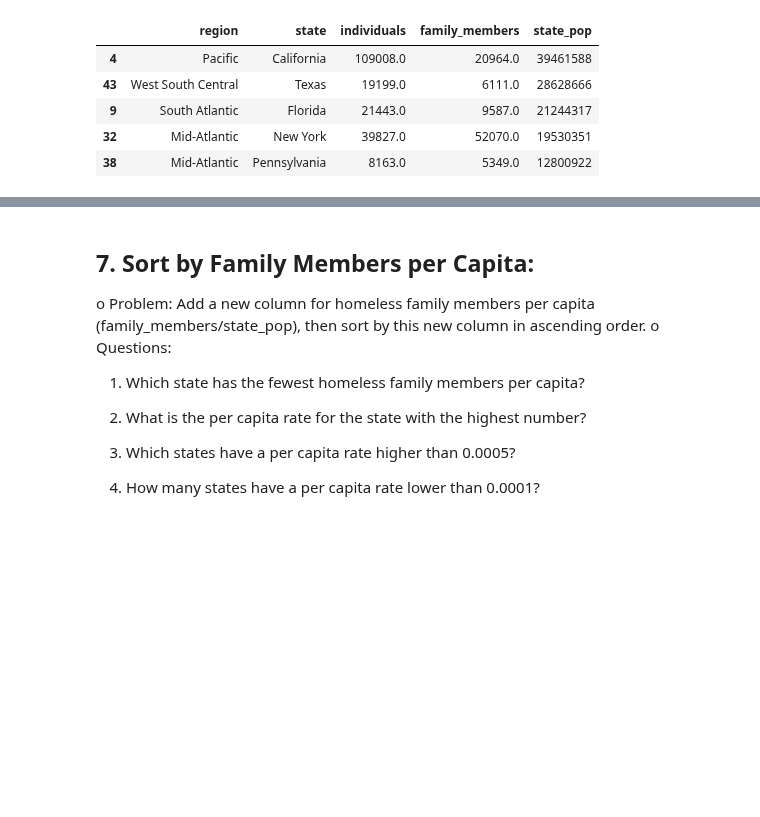
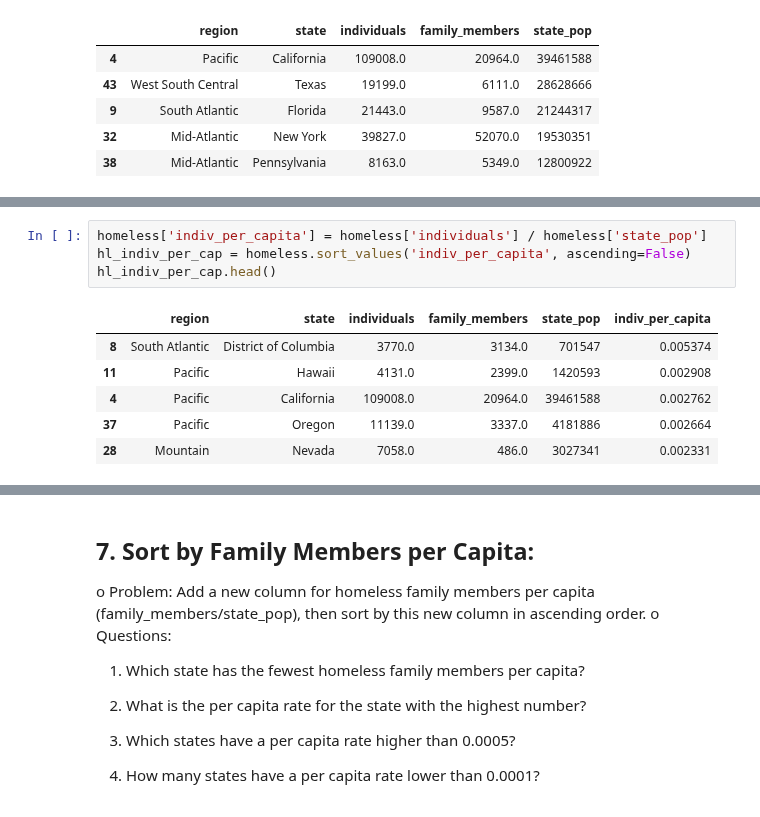
Before and after one commit to S827/python-programs, a Jupyter notebook: EDAPractice/DMWithPandas/CH1_TransformingDataframes/Homelessness_Exercise.ipynb, the cells around one changed output, grey strips where cells are left out. Drawn from its saved outputs; the diff is of its cells as text; blank space fills up the shorter version.

```diff
--- a/EDAPractice/DMWithPandas/CH1_TransformingDataframes/Homelessness_Exercise.ipynb
+++ b/EDAPractice/DMWithPandas/CH1_TransformingDataframes/Homelessness_Exercise.ipynb
@@ -300,3 +399,14 @@ o	Questions:
 3.	Which state has the lowest number of homeless individuals per capita?
 
 4.	How many states have a per capita rate higher than 0.001?
+# %%
+homeless['indiv_per_capita'] = homeless['individuals'] / homeless['state_pop']
+hl_indiv_per_cap = homeless.sort_values('indiv_per_capita', ascending=False)
+hl_indiv_per_cap.head()
+# %% [output]
+|  | region | state | individuals | family_members | state_pop | indiv_per_capita |
+| 8 | South Atlantic | District of Columbia | 3770.0 | 3134.0 | 701547 | 0.005374 |
+| 11 | Pacific | Hawaii | 4131.0 | 2399.0 | 1420593 | 0.002908 |
+| 4 | Pacific | California | 109008.0 | 20964.0 | 39461588 | 0.002762 |
+| 37 | Pacific | Oregon | 11139.0 | 3337.0 | 4181886 | 0.002664 |
+| 28 | Mountain | Nevada | 7058.0 | 486.0 | 3027341 | 0.002331 |
```
Also changed, not shown: parts of 9 cells of this notebook, 3 other files.
